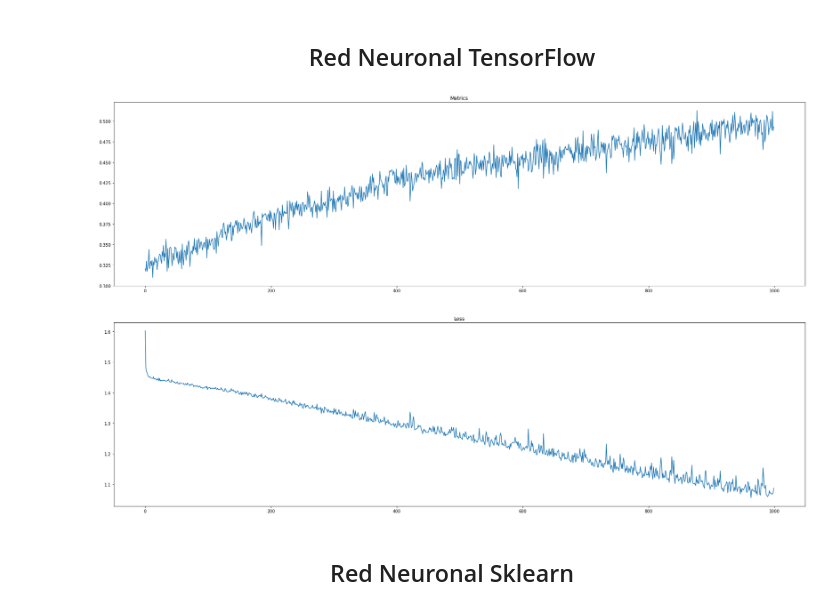
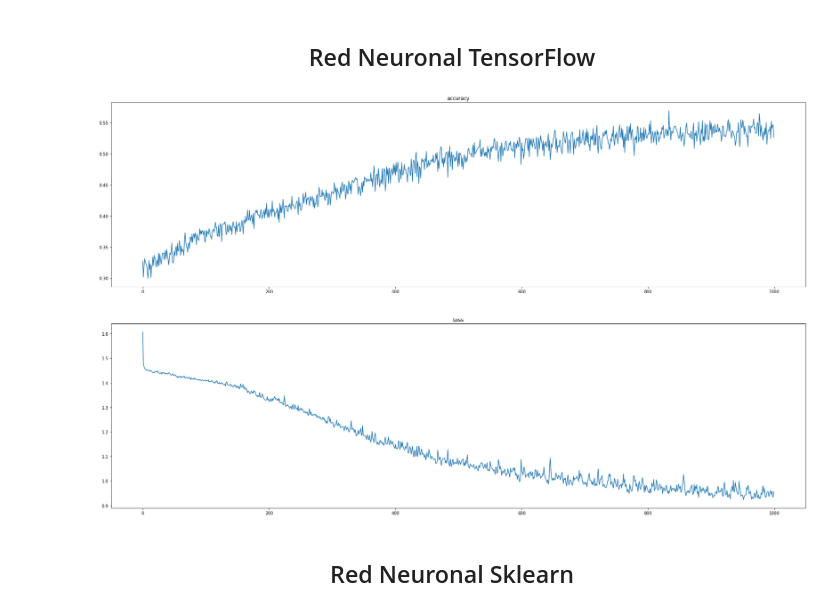
Before and after one commit to DeiviGT1/modelos_prediccion_calificacion, a Jupyter notebook: red_neuronal.ipynb, the cells around one changed output. Saved outputs shown, nothing was run; the diff lists cells and outputs as text; code cells hidden in the pictures.

Commit message:
Mejoramos las capas del modelo de keras

```diff
--- a/red_neuronal.ipynb
+++ b/red_neuronal.ipynb
@@ -138,8 +138,7 @@ El R2 es -0.07744033056851274
 # %%
 from sklearn.preprocessing import LabelEncoder
 from keras.models import Sequential
-from keras.layers import Dense
-from keras.layers import Softmax
+from keras.layers import Dense, Softmax, Dropout
 from keras.metrics import CategoricalCrossentropy, Recall
 from keras.losses import SparseCategoricalCrossentropy
 from keras.initializers import RandomNormal
@@ -192,29 +191,30 @@ model.add(Dense(16, activation='relu'))
 model.add(Dense(24, activation='relu'))
 model.add(Dense(48, activation='relu'))
 model.add(Dense(96, activation='relu'))
-model.add(Dense(48, activation='relu'))
-model.add(Dense(24, activation='relu'))
-model.add(Dense(16, activation='relu'))
+# model.add(Dense(48, activation='relu'))
+model.add(Dense(96, activation='relu'))
+model.add(Dense(128, activation='relu'))
+
 # Añadir una capa de salida con una sola neurona
 
 model.add(Dense(6, activation='Softmax'))
 # %%
 model.compile(loss="sparse_categorical_crossentropy",
               optimizer='adam',
-              metrics = "sparse_categorical_accuracy")
+              metrics = ["sparse_categorical_accuracy", "accuracy"])
 history = model.fit(features, target, epochs=1000, verbose=0)
 # %%
 fig, ax = plt.subplots(2, 1)
 fig.set_figwidth(30)
 fig.set_figheight(18)
 
-ax[0].plot(history.history['sparse_categorical_accuracy'])
-ax[0].set_title(("Metrics"))
+ax[0].plot(history.history['accuracy'])
+ax[0].set_title(("accuracy"))
 ax[1].plot(history.history['loss'])
 ax[1].set_title(("Loss"))
 plt.show()
 # %% [output]
-[figure, old version]
+[figure, new version]
 # %% [markdown]
 <h2 style="text-align:center;">Red Neuronal Sklearn</h2>
 # %%
```
